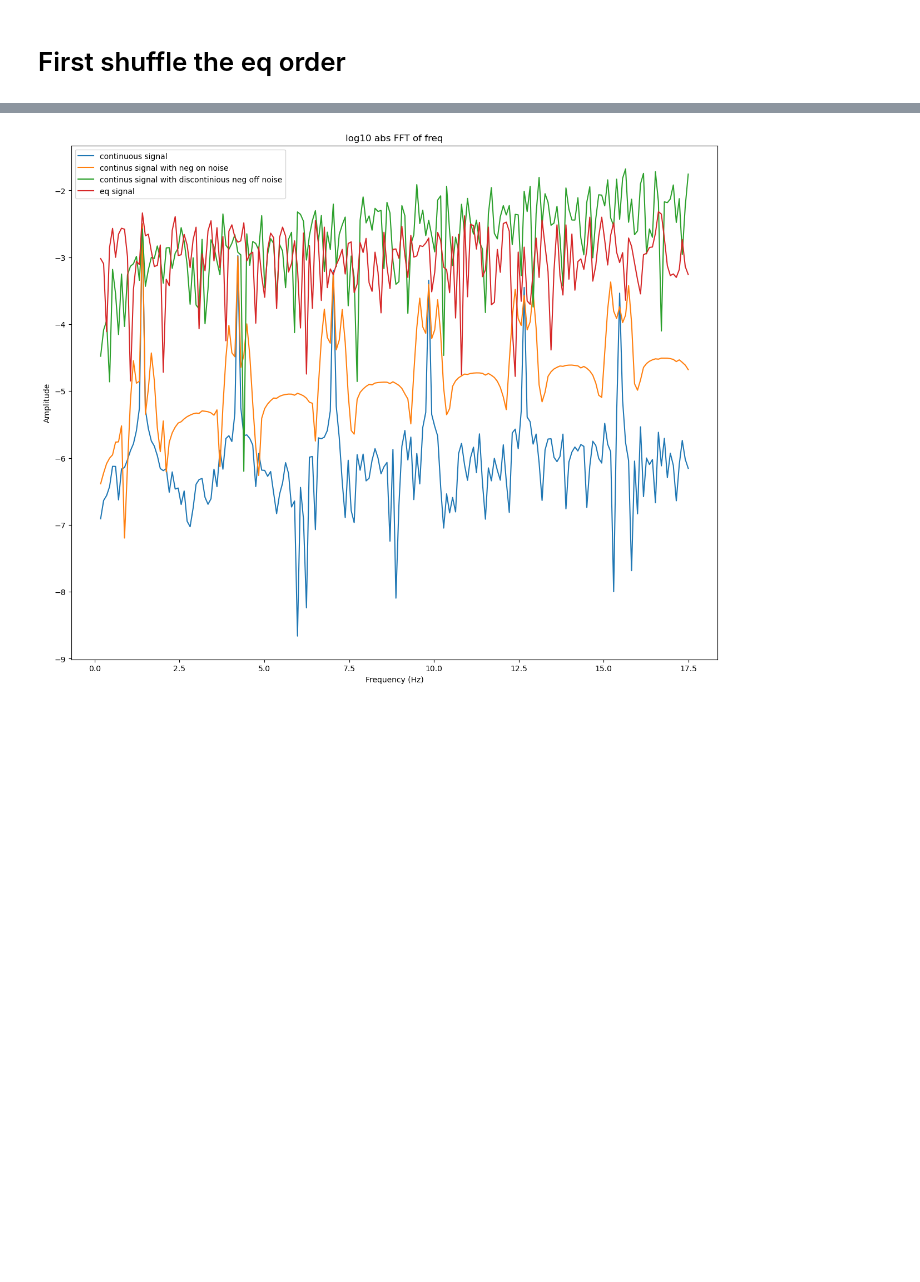
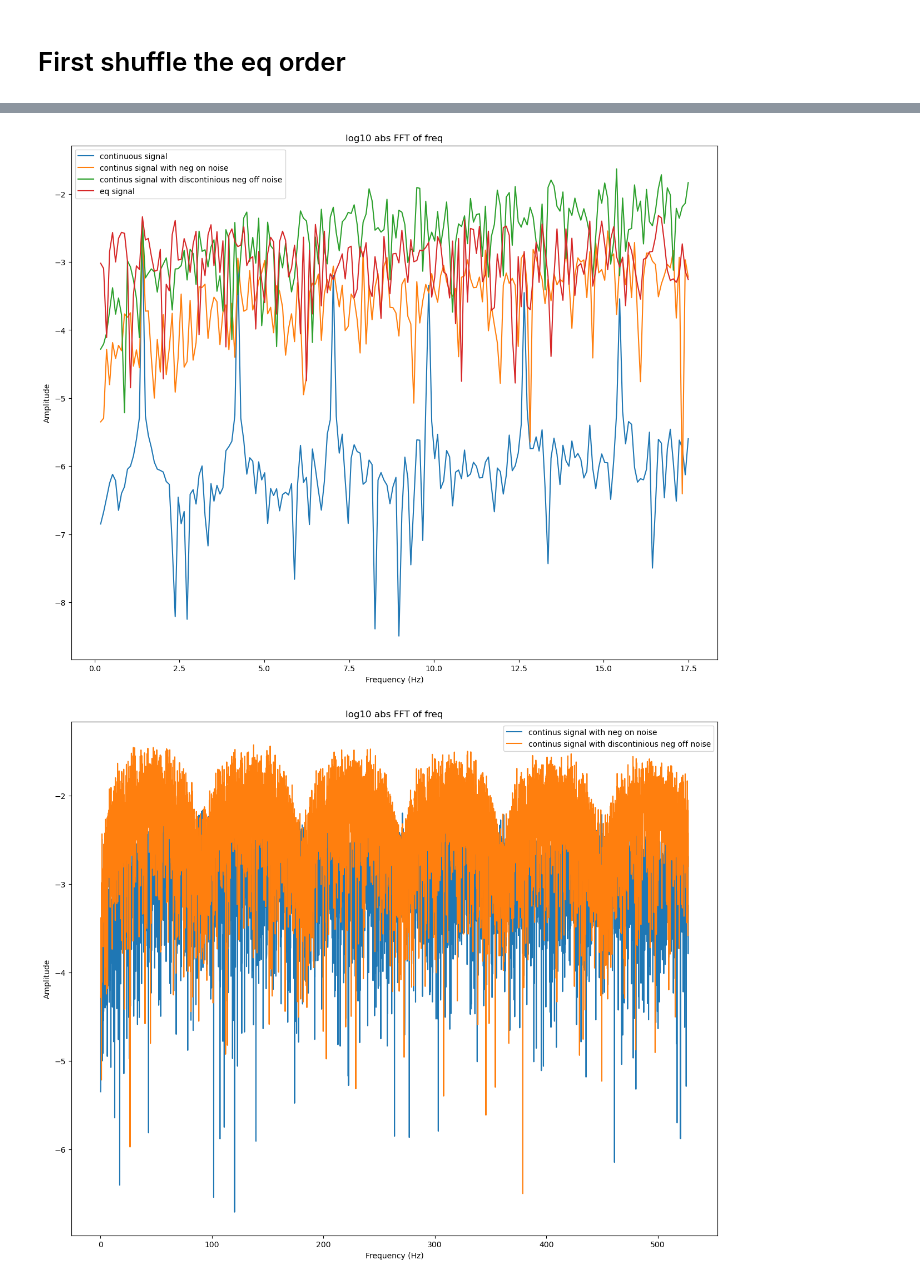
Before and after one commit to Marohn-Group/browniansim, a Jupyter notebook: demo/demo8_concatingSignals.ipynb, the cells around one changed output, grey strips where cells are left out. Drawn from its saved outputs; the diff is of its cells as text; code cells hidden in the pictures; blank space fills up the shorter version.

```diff
--- a/demo/demo8_concatingSignals.ipynb
+++ b/demo/demo8_concatingSignals.ipynb
@@ -641,9 +655,11 @@ for i in range(N1):
         # for this time, we decide that we not gonna simulate the freq shift sognal, we just care about the noise
         if i%2 == 0:
             w = w1
+            n1+=1
             noise_negon=noise_0_low_l[n1][:, 0]
         else:
             w = w2
+            n2+=1
             noise_negon=noise_0_high_l[n2][:, 0]
 
         noise_negoff=noise_negoff_rand[n*len(t):(n+1)*len(t)]
@@ -652,8 +668,8 @@ for i in range(N1):
         p_right = w*t+phi0_sig
         phase = t*w+pi
         sig_right = pos2sig(x0*np.cos(phase)*np.exp(-t/Q*w1/2),V0,lam,phi_b = phi_b,V_bias = 0)
-        sig_right_negon = pos2sig(x0*np.cos(phase)*np.exp(-t/Q*w1/2)+rate**1*10**9*noise_negon+std_shot*np.random.randn(len(noise)),V0,lam,phi_b = 0,V_bias = 0)
-        sig_right_negoff = pos2sig(x0*np.cos(phase)*np.exp(-t/Q*w1/2)+rate**1*10**9*noise_negoff+std_shot*np.random.randn(len(noise)),V0,lam,phi_b = 0,V_bias = 0)
+        sig_right_negon = pos2sig(x0*np.cos(phase)*np.exp(-t/Q*w1/2)+rate**1*10**9*noise_negon+std_shot*np.random.randn(len(noise_negon)),V0,lam,phi_b = phi_b,V_bias = 0)
+        sig_right_negoff = pos2sig(x0*np.cos(phase)*np.exp(-t/Q*w1/2)+rate**1*10**9*noise_negoff+std_shot*np.random.randn(len(noise_negon)),V0,lam,phi_b = phi_b,V_bias = 0)
         pi = phase[-1]
 
         p = np.concatenate([p,phase])
@@ -731,27 +773,80 @@ plt.show()
 # %%
 i1 = 2
 i2 = 200
 plt.figure(figsize=(15, 12))
 plt.title('log10 abs FFT of freq')
 # plt.plot(f_concat_fit_fft_freqs[i1:i2], np.log10(np.abs(f_concat_fit_fft_abs[i1:i2])),label = "concated signal, right freq")
 # plt.plot(f_concat_n0_fit_fft_freqs[i1:i2], np.log10(np.abs(f_concat_n0_fit_fft_abs[i1:i2])),label = "concated signal with noise, fitted phase")
 # plt.plot(f_concat_right_fft_freqs[i1:i2], np.log10(np.abs(f_concat_right_fft_abs[i1:i2])),label = "concated signal, right phase")
 # plt.plot(f_concat_n0_right_fft_freqs[i1:i2], np.log10(np.abs(f_concat_n0_right_fft_abs[i1:i2])),label = "concated signal with noise, right phase")
 plt.plot(f_continuous_fft_freqs[i1:i2], np.log10(np.abs(np.imag(f_continuous_fft_abs[i1:i2]))),label = "continuous signal")
 plt.plot(f_continuous_negon_fft_freqs[i1:i2], np.log10(np.abs(np.imag(f_continuous_negon_fft_abs[i1:i2]))),label = "continus signal with neg on noise")
 plt.plot(f_continuous_negoff_fft_freqs[i1:i2], np.log10(np.abs(np.imag(f_continuous_negoff_fft_abs[i1:i2]))),label = "continus signal with discontinious neg off noise")
 plt.plot(f_eq_fft_freqs[i1:i2], np.log10(np.abs(np.imag(f_eq_fft_abs[i1:i2]))),label = "eq signal")
 # plt.plot(f_direct_concat_fft_freqs[i1:i2], np.log10(f_direct_concat_fft_abs[i1:i2]),label = "direct concat signal")
 # plt.plot(f_direct_concat_n0_fft_freqs[i1:i2], np.log10(f_direct_concat_n0_fft_abs[i1:i2]),label = "direct concat signal with noise")
 # plt.plot(f_concat_tossgap_fft_freqs[i1:i2], np.log10(f_concat_tossgap_fft_abs[i1:i2]),label = "concated signal with tossgap")
 # plt.plot(f_concat_n0_tossgap_fft_freqs[i1:i2], np.log10(f_concat_n0_tossgap_fft_abs[i1:i2]),label = "concated signal with noise and tossgap")
 plt.legend()
 
 # plt.ylim(-2.,0)
 # plt.ylim(np.min(np.log10(freq_fft_abs[10:10000])*2),np.max(np.log10(freq_fft_abs[10:10000])*2))
 plt.xlabel('Frequency (Hz)')
 plt.ylabel('Amplitude')
 
 plt.show()
+
+i1 = 2
+i2 = 6000
+plt.figure(figsize=(15, 12))
+plt.title('log10 abs FFT of freq')
+# plt.plot(f_concat_fit_fft_freqs[i1:i2], np.log10(np.abs(f_concat_fit_fft_abs[i1:i2])),label = "concated signal, right freq")
+# plt.plot(f_concat_n0_fit_fft_freqs[i1:i2], np.log10(np.abs(f_concat_n0_fit_fft_abs[i1:i2])),label = "concated signal with noise, fitted phase")
+# plt.plot(f_concat_right_fft_freqs[i1:i2], np.log10(np.abs(f_concat_right_fft_abs[i1:i2])),label = "concated signal, right phase")
+# plt.plot(f_concat_n0_right_fft_freqs[i1:i2], np.log10(np.abs(f_concat_n0_right_fft_abs[i1:i2])),label = "concated signal with noise, right phase")
+# plt.plot(f_continuous_fft_freqs[i1:i2], np.log10(np.abs(np.imag(f_continuous_fft_abs[i1:i2]))),label = "continuous signal")
+plt.plot(f_continuous_negon_fft_freqs[i1:i2], np.log10(np.abs(np.imag(f_continuous_negon_fft_abs[i1:i2]))),label = "continus signal with neg on noise")
+plt.plot(f_continuous_negoff_fft_freqs[i1:i2], np.log10(np.abs(np.imag(f_continuous_negoff_fft_abs[i1:i2]))),label = "continus signal with discontinious neg off noise")
+
+# plt.plot(f_eq_fft_freqs[i1:i2], np.log10(np.abs(np.imag(f_eq_fft_abs[i1:i2]))),label = "eq signal")
+# plt.plot(f_direct_concat_fft_freqs[i1:i2], np.log10(f_direct_concat_fft_abs[i1:i2]),label = "direct concat signal")
+# plt.plot(f_direct_concat_n0_fft_freqs[i1:i2], np.log10(f_direct_concat_n0_fft_abs[i1:i2]),label = "direct concat signal with noise")
+# plt.plot(f_concat_tossgap_fft_freqs[i1:i2], np.log10(f_concat_tossgap_fft_abs[i1:i2]),label = "concated signal with tossgap")
+# plt.plot(f_concat_n0_tossgap_fft_freqs[i1:i2], np.log10(f_concat_n0_tossgap_fft_abs[i1:i2]),label = "concated signal with noise and tossgap")
+plt.legend()
+
+# plt.ylim(-2.,0)
+# plt.ylim(np.min(np.log10(freq_fft_abs[10:10000])*2),np.max(np.log10(freq_fft_abs[10:10000])*2))
+plt.xlabel('Frequency (Hz)')
+plt.ylabel('Amplitude')
+
+plt.show()
+
+i1 = 2
+i2 = 6000
+plt.figure(figsize=(15, 12))
+plt.title('log10 abs FFT of freq')
+# plt.plot(f_concat_fit_fft_freqs[i1:i2], np.log10(np.abs(f_concat_fit_fft_abs[i1:i2])),label = "concated signal, right freq")
+# plt.plot(f_concat_n0_fit_fft_freqs[i1:i2], np.log10(np.abs(f_concat_n0_fit_fft_abs[i1:i2])),label = "concated signal with noise, fitted phase")
+# plt.plot(f_concat_right_fft_freqs[i1:i2], np.log10(np.abs(f_concat_right_fft_abs[i1:i2])),label = "concated signal, right phase")
+# plt.plot(f_concat_n0_right_fft_freqs[i1:i2], np.log10(np.abs(f_concat_n0_right_fft_abs[i1:i2])),label = "concated signal with noise, right phase")
+# plt.plot(f_continuous_fft_freqs[i1:i2], np.log10(np.abs(np.imag(f_continuous_fft_abs[i1:i2]))),label = "continuous signal")
+
+plt.plot(f_continuous_negoff_fft_freqs[i1:i2], np.log10(np.abs(np.imag(f_continuous_negoff_fft_abs[i1:i2]))),label = "continus signal with discontinious neg off noise")
+plt.plot(f_continuous_negon_fft_freqs[i1:i2], np.log10(np.abs(np.imag(f_continuous_negon_fft_abs[i1:i2]))),label = "continus signal with neg on noise")
+# plt.plot(f_eq_fft_freqs[i1:i2], np.log10(np.abs(np.imag(f_eq_fft_abs[i1:i2]))),label = "eq signal")
+# plt.plot(f_direct_concat_fft_freqs[i1:i2], np.log10(f_direct_concat_fft_abs[i1:i2]),label = "direct concat signal")
+# plt.plot(f_direct_concat_n0_fft_freqs[i1:i2], np.log10(f_direct_concat_n0_fft_abs[i1:i2]),label = "direct concat signal with noise")
+# plt.plot(f_concat_tossgap_fft_freqs[i1:i2], np.log10(f_concat_tossgap_fft_abs[i1:i2]),label = "concated signal with tossgap")
+# plt.plot(f_concat_n0_tossgap_fft_freqs[i1:i2], np.log10(f_concat_n0_tossgap_fft_abs[i1:i2]),label = "concated signal with noise and tossgap")
+plt.legend()
+
+# plt.ylim(-2.,0)
+# plt.ylim(np.min(np.log10(freq_fft_abs[10:10000])*2),np.max(np.log10(freq_fft_abs[10:10000])*2))
+plt.xlabel('Frequency (Hz)')
+plt.ylabel('Amplitude')
+
+plt.show()
 # %% [output]
-[figure, old version]
+[figure, new version]
+[figure, added]
```
Also changed, not shown: parts of 5 cells of this notebook, 2 other files.
